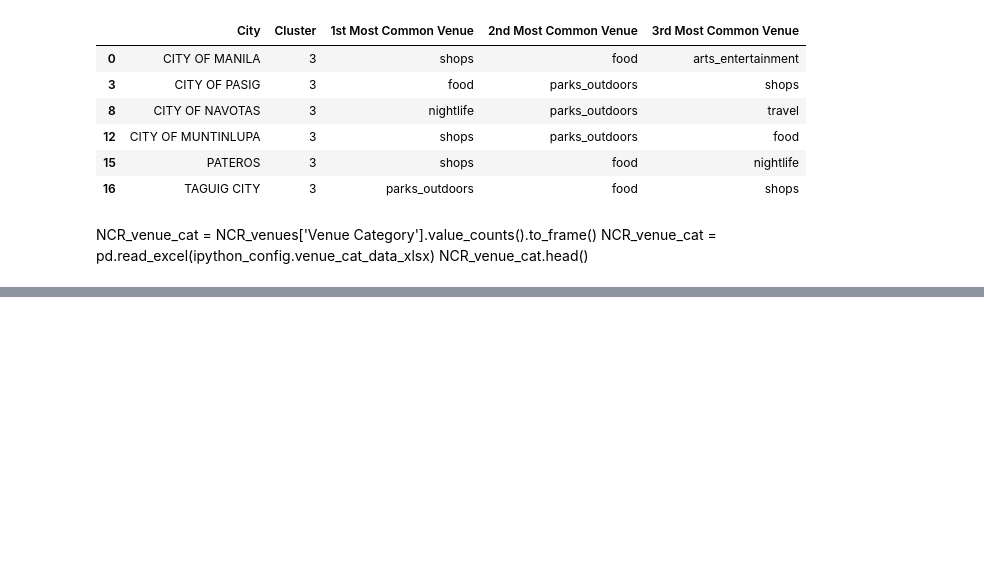
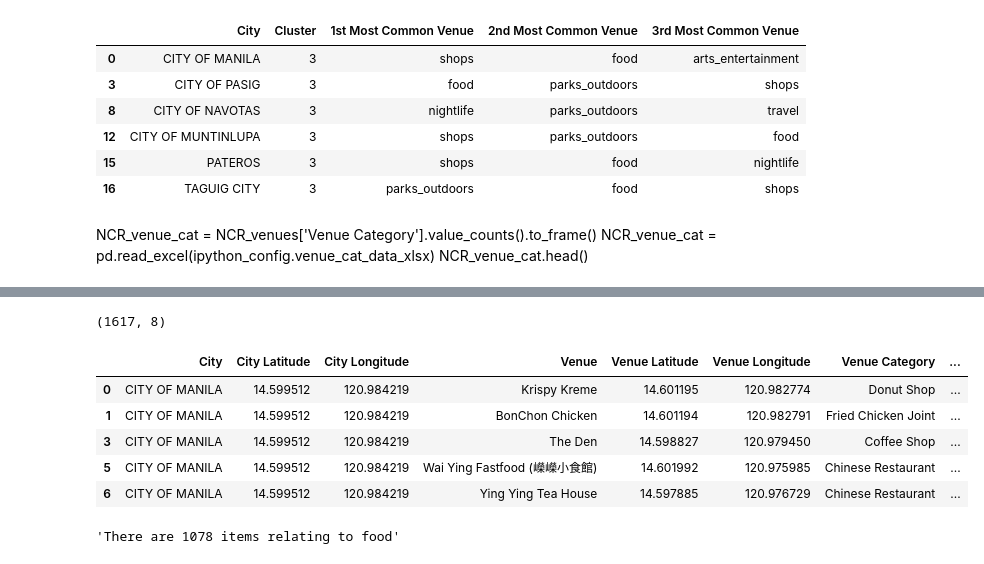
Before and after one commit to kjfjose/Coursera_Capstone, a Jupyter notebook: Coursera_Final_Capstone.ipynb, the cells around one changed output, grey strips where cells are left out. Cells and saved outputs as stored; diff of their text form; code cells hidden in the pictures; blank space fills up the shorter version.

```diff
--- a/Coursera_Final_Capstone.ipynb
+++ b/Coursera_Final_Capstone.ipynb
@@ -542,0 +564,19 @@ NCR_venue_cat.head()
+# %%
+NCR_venues.shape
+# %% [output]
+(1617, 8)
+# %%
+#obtain data for food related locations
+NCR_cuisines = NCR_venues[NCR_venues['Short Category'] == 'food']
+NCR_cuisines.head()
+# %% [output]
+|  | City | City Latitude | City Longitude | Venue | Venue Latitude | Venue Longitude | Venue Category | ... |
+| 0 | CITY OF MANILA | 14.599512 | 120.984219 | Krispy Kreme | 14.601195 | 120.982774 | Donut Shop | ... |
+| 1 | CITY OF MANILA | 14.599512 | 120.984219 | BonChon Chicken | 14.601194 | 120.982791 | Fried Chicken Joint | ... |
+| 3 | CITY OF MANILA | 14.599512 | 120.984219 | The Den | 14.598827 | 120.979450 | Coffee Shop | ... |
+| 5 | CITY OF MANILA | 14.599512 | 120.984219 | Wai Ying Fastfood (嶸嶸小食館) | 14.601992 | 120.975985 | Chinese Restaurant | ... |
+| 6 | CITY OF MANILA | 14.599512 | 120.984219 | Ying Ying Tea House | 14.597885 | 120.976729 | Chinese Restaurant | ... |
+# %%
+f"There are {NCR_cuisines[['Short Category']].value_counts().sum()} items relating to food"
+# %% [output]
+'There are 1078 items relating to food'
```
Also changed, not shown: parts of 14 cells of this notebook.
